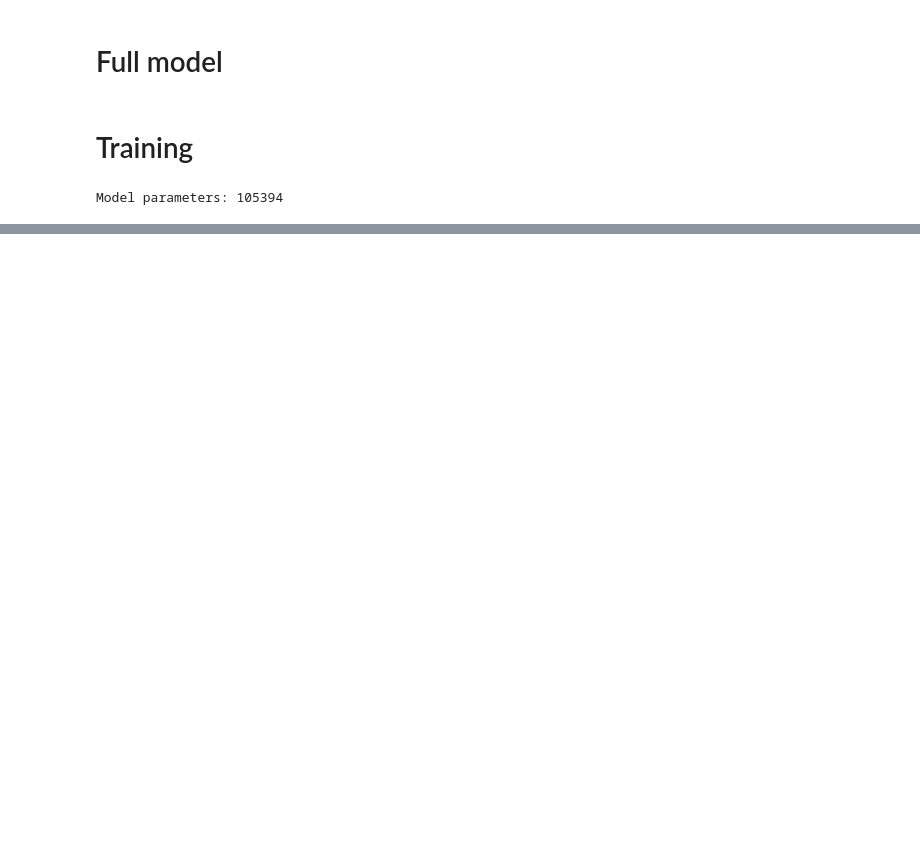
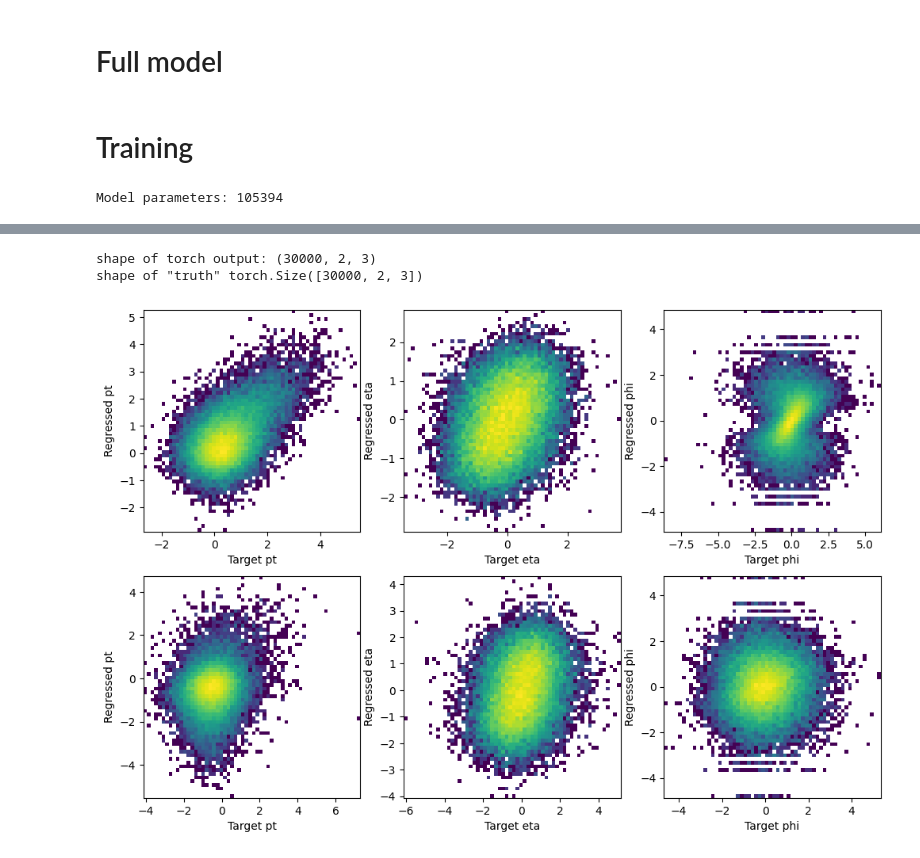
Before and after one commit to GiuliaLavizzari/polarizedSSWW, a Jupyter notebook: notebooks/neutrinoFlow.ipynb, the cells around one changed output, grey strips where cells are left out. Saved outputs shown, nothing was run; the diff lists cells and outputs as text; code cells hidden in the pictures; blank space fills up the shorter version.

```diff
--- a/notebooks/neutrinoFlow.ipynb
+++ b/notebooks/neutrinoFlow.ipynb
@@ -445,15 +462,22 @@ def plot_samples(nu_sampl, nu_true):
                 axs[i][j].set_ylabel("Regressed mass")
 # %%
 Nsamples = 30000
-dataset_val  = dataloader.ChunkedNumpyDataset(input_paths_validation, max_events=Nsamples, device="cuda")
+dataset_val  = ChunkedNumpyDataset(input_paths_validation, max_events=Nsamples, device="cuda")
 
 samples_all = torch.zeros(1, Nsamples,  6)
 with torch.no_grad():
     for i in range(Nsamples // 100):
-        jets, lepton, met, full_mask, nu, W = dataset_val[i*100:(i+1)*100]
-        samples = model(jets,lepton,met, full_mask).rsample((1,))
+        jets, lepton, met, jj, full_mask, nu = dataset_val[i*100:(i+1)*100]
+        samples = model(jets,lepton,met, jj, full_mask).rsample((1,))
         samples_all[0:, i*100:(i+1)*100] = samples.cpu()
 
 nu_sampl = torch.reshape(samples_all, (Nsamples, 2, 3)).detach().cpu().numpy()
-nu_true = dataset_val[0:Nsamples][4]
+print ('shape of torch output:', np.shape(nu_sampl))
+nu_true = dataset_val[0:Nsamples][5]
+print ('shape of "truth"',np.shape(nu_true))
+
 plot_samples(nu_sampl, nu_true.cpu().numpy())
+# %% [output]
+shape of torch output: (30000, 2, 3)
+shape of "truth" torch.Size([30000, 2, 3])
+[figure, added]
```
Also changed, not shown: parts of 13 cells of this notebook.
